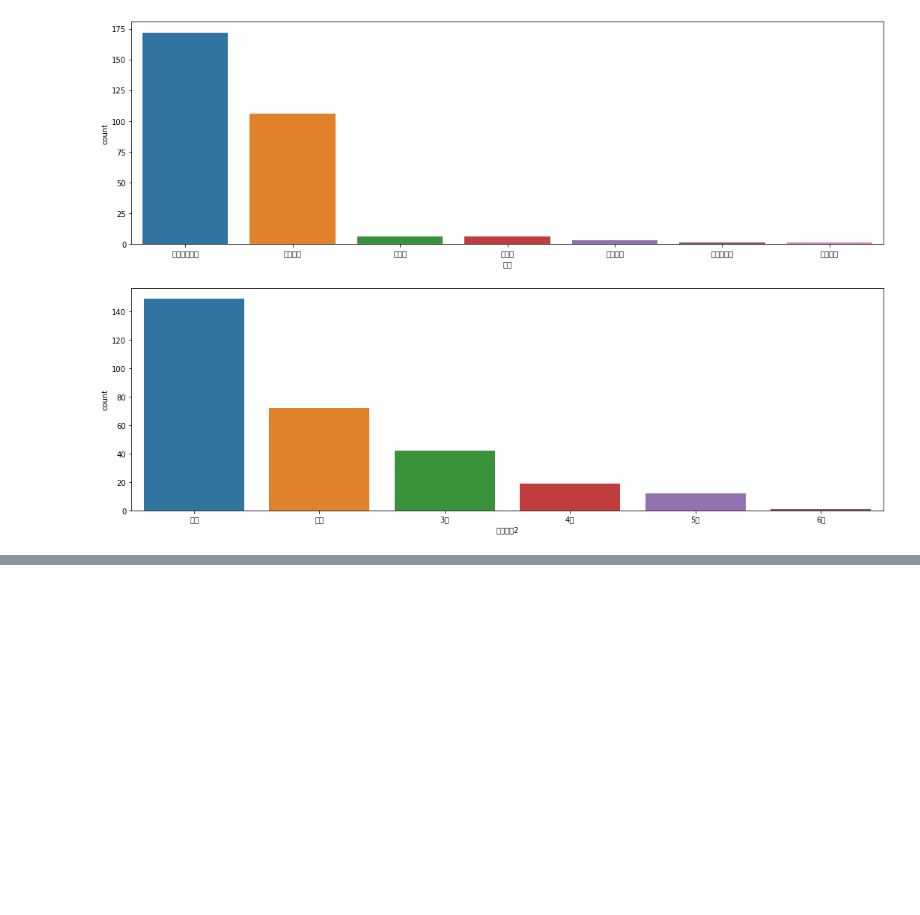
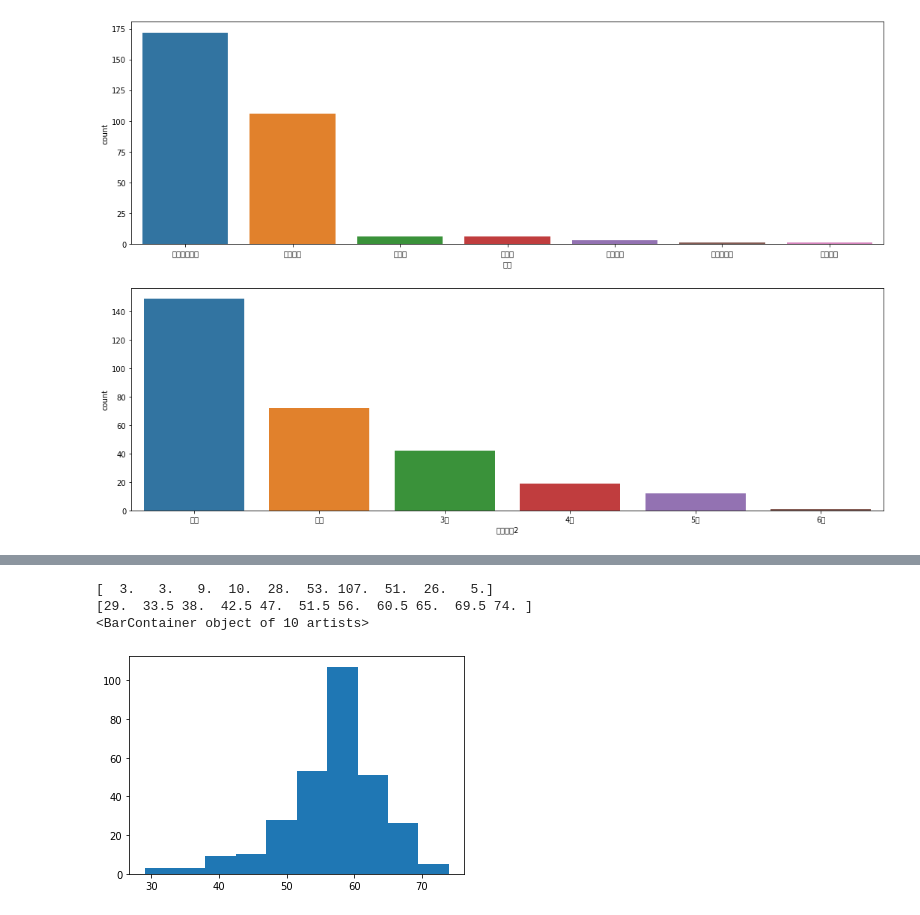
Before and after one commit to Kim-Eun-Bin/web_scrapping, a Jupyter notebook: 8_ member_of_parliament_info.ipynb, the cells around one changed output, grey strips where cells are left out. Cells and saved outputs as stored; diff of their text form; code cells hidden in the pictures; blank space fills up the shorter version.

```diff
--- a/8_ member_of_parliament_info.ipynb
+++ b/8_ member_of_parliament_info.ipynb
@@ -457,0 +491,11 @@ sns.countplot(data=member_df, x='당선횟수2', ax=axes2, order=member_df['당
+# %%
+# matplotlib을 사용해서 Histogram 그리기
+arrays, bins, patches = plt.hist(member_df['나이'])
+print(arrays)
+print(bins)
+print(patches)
+# %% [output]
+[  3.   3.   9.  10.  28.  53. 107.  51.  26.   5.]
+[29.  33.5 38.  42.5 47.  51.5 56.  60.5 65.  69.5 74. ]
+<BarContainer object of 10 artists>
+[figure, added]
```
Also changed, not shown: parts of 36 cells of this notebook, 3 other files.
